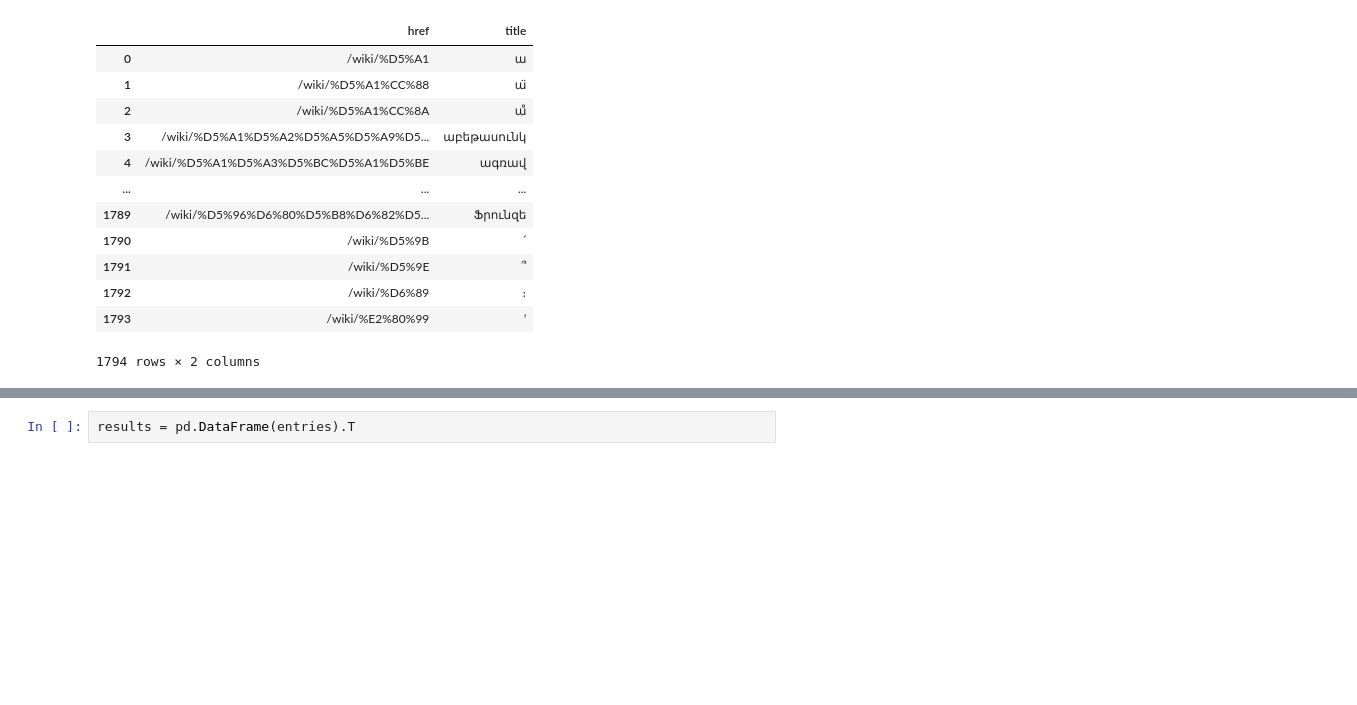
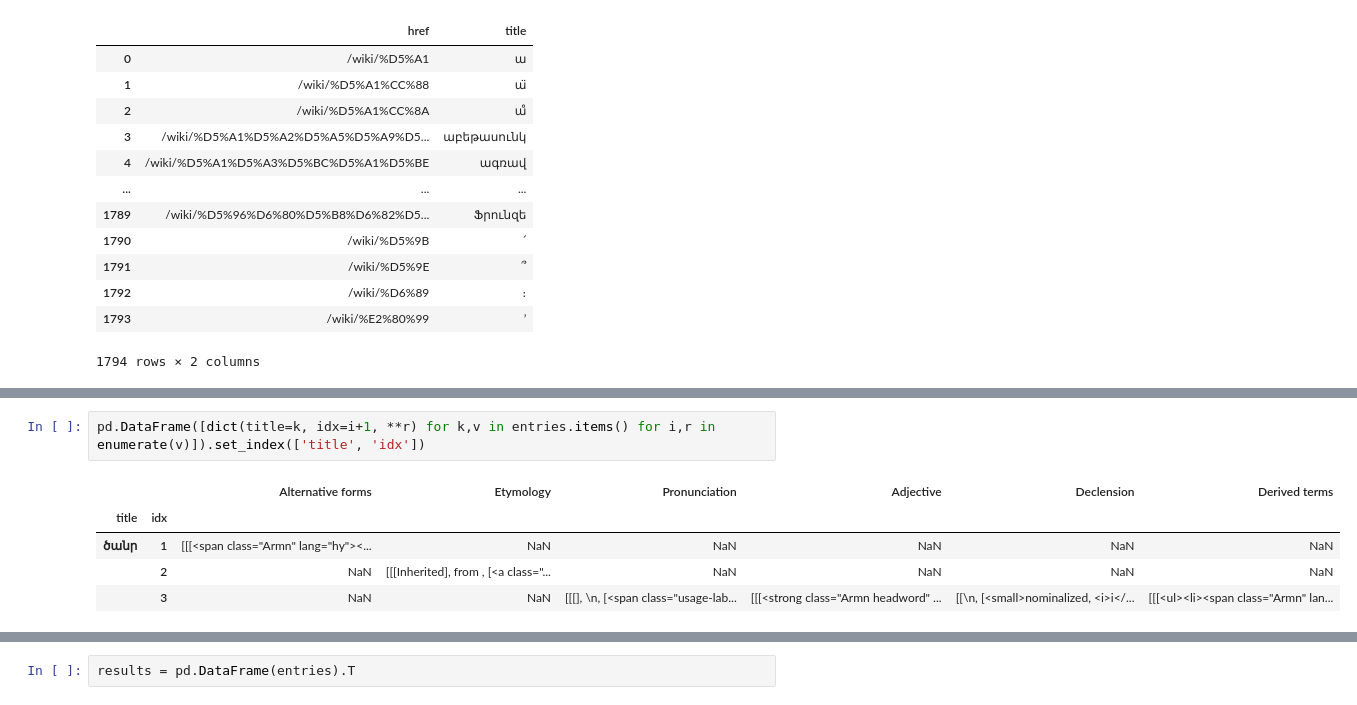
Before and after one commit to kebuhcah/viet-wiktionary-scrape, a Jupyter notebook: sandbox.ipynb, the cells around one changed output, grey strips where cells are left out. Drawn from its saved outputs; the diff is of its cells as text; blank space fills up the shorter version.

```diff
--- a/sandbox.ipynb
+++ b/sandbox.ipynb
@@ -140,3 +126,11 @@ entries
+# %%
+pd.DataFrame([dict(title=k, idx=i+1, **r) for k,v in entries.items() for i,r in enumerate(v)]).set_index(['title', 'idx'])
+# %% [output]
+|  |  | Alternative forms | Etymology | Pronunciation | Adjective | Declension | Derived terms |
+| title | idx |  |  |  |  |  |  |
+| ծանր | 1 | [[[<span class="Armn" lang="hy"><... | NaN | NaN | NaN | NaN | NaN |
+|  | 2 | NaN | [[[Inherited], from , [<a class="... | NaN | NaN | NaN | NaN |
+|  | 3 | NaN | NaN | [[[], \n, [<span class="usage-lab... | [[[<strong class="Armn headword" ... | [[\n, [<small>nominalized, <i>i</... | [[[<ul><li><span class="Armn" lan... |
 # %%
 pd.DataFrame(entries)#]
 # %% [output]
```
Also changed, not shown: parts of 8 cells of this notebook.
